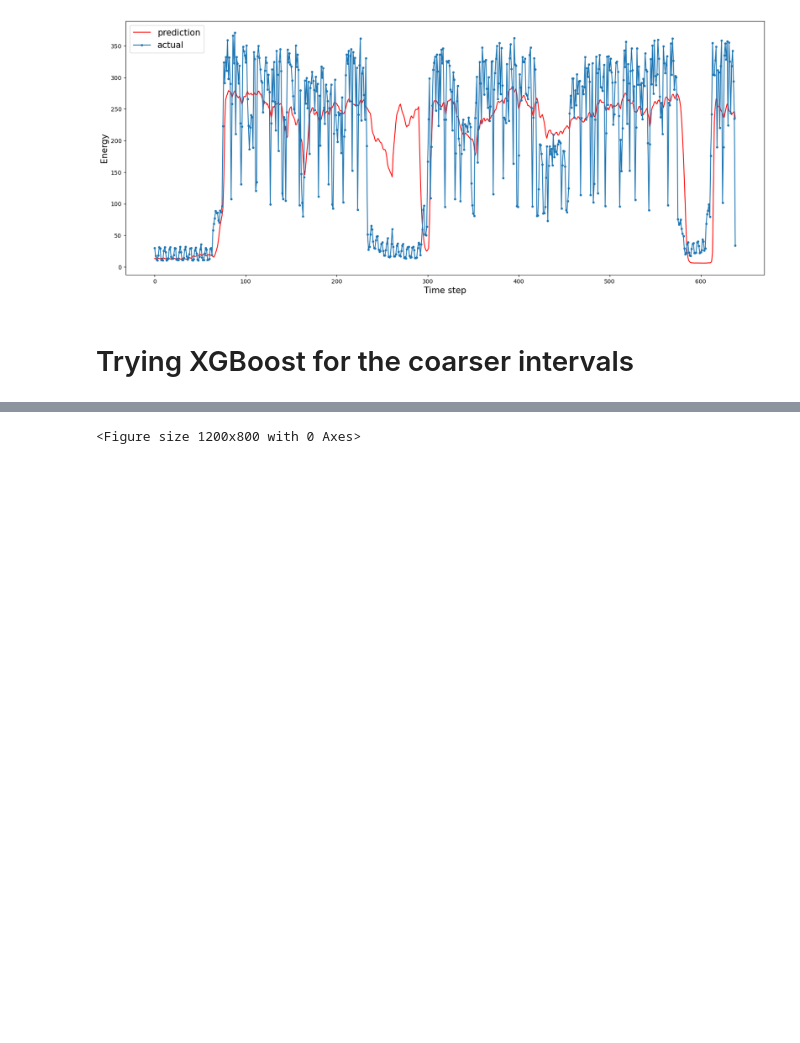
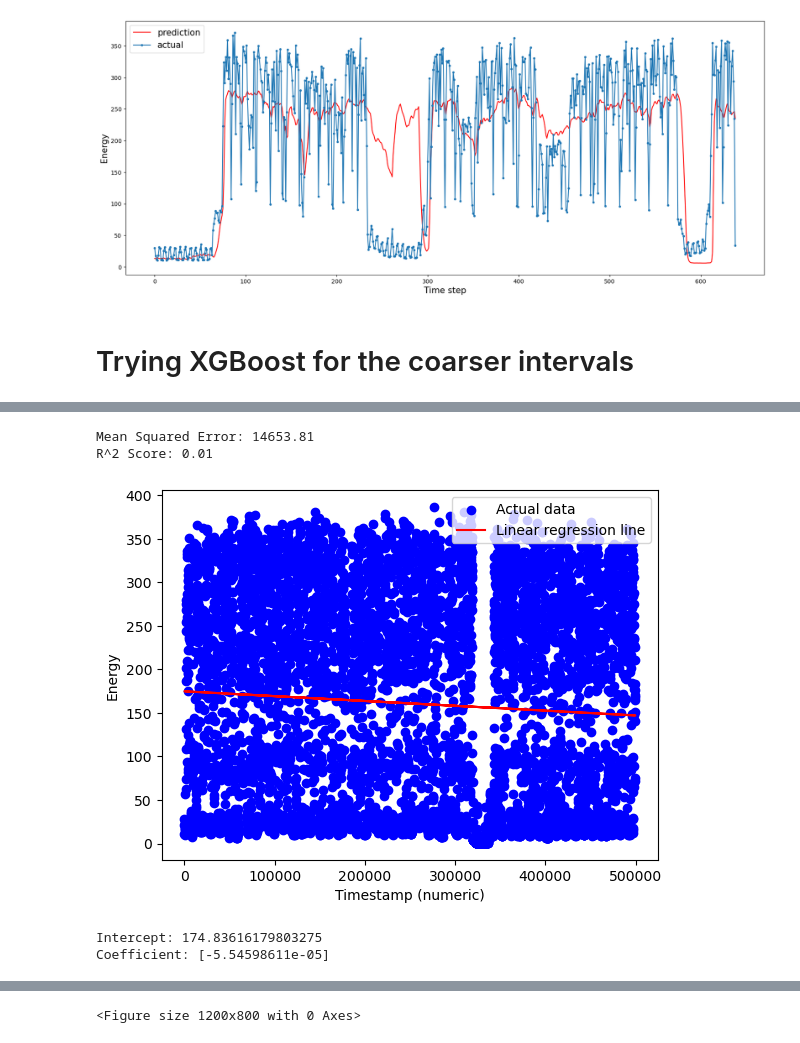
Before and after one commit to it21346/tSDG-DiffusionTS-DataAugmentation, a Jupyter notebook: HALCOR/Experiments/Forecasting/Bi-directional LSTM/Single-step Predictions/15-min_prediction(15-min Interval).ipynb, the cells around one changed output, grey strips where cells are left out. Drawn from its saved outputs; the diff is of its cells as text; code cells hidden in the pictures; blank space fills up the shorter version.

```diff
--- a/HALCOR/Experiments/Forecasting/Bi-directional LSTM/Single-step Predictions/15-min_prediction(15-min Interval).ipynb
+++ b/HALCOR/Experiments/Forecasting/Bi-directional LSTM/Single-step Predictions/15-min_prediction(15-min Interval).ipynb
@@ -535,8 +786,11 @@ from sklearn.preprocessing import StandardScaler
 # %%
-# data = Dataset('15min')
+data = Dataset('15min')
+data = data.data
 # data = data.preprocess()
-data = pd.read_csv('/home/stelios-pc/Desktop/PhD/HALCOR/Data/data.csv')
-# data['Timestamp'] = pd.to_datetime(data['Timestamp'])
+# data = pd.read_excel('/home/stelios-pc/Desktop/PhD/HALCOR/Data/PRESS PME DATA FY2024.xlsx')
+data['Timestamp'] = pd.to_datetime(data['Timestamp'])
+data.sort_values(by = 'Timestamp', inplace=True)
+data.reset_index(drop=True, inplace=True)
 # start_time = pd.Timestamp('2022-05-31 07:00:00')
 # end_time = pd.Timestamp('2022-06-01 07:30:00')
 # data = data[~((data['Timestamp'] >= start_time) & (data['Timestamp'] <= end_time))]
@@ -544,5 +798,6 @@ data = pd.read_csv('/home/stelios-pc/Desktop/PhD/HALCOR/Data/data.csv')
 # end_time = pd.Timestamp('2022-06-01 09:00:00')
 # data = data[~((data['Timestamp'] >= start_time) & (data['Timestamp'] <= end_time))]
 # data.to_csv('/home/stelios-pc/Desktop/PhD/HALCOR/temp.csv')
-data.drop(columns=['Unnamed: 0', 'Real Energy', 'Duration (min)'], inplace=True)
+data.drop(columns=("Real Energy"), inplace=True)
 data.rename(columns={'diff' : 'Energy'}, inplace=True)
+data['Energy'][0] = 0
@@ -549,3 +819,44 @@ data.rename(columns={'diff' : 'Energy'}, inplace=True)
+# %%
+from sklearn.linear_model import LinearRegression
+import matplotlib.pyplot as plt
+
+data['Timestamp'] = pd.to_datetime(data['Timestamp'])
+# Convert the timestamp to a numeric format (e.g., seconds since the start)
+data['timestamp_numeric'] = (data['Timestamp'] - data['Timestamp'].min()).dt.total_seconds() / 60
+X = data['timestamp_numeric'].values.reshape(-1, 1)
+y = data['Energy'].values
+X_train, X_test, y_train, y_test = train_test_split(X, y, test_size=0.2, random_state=42)
+# Initialize and fit the linear regression model
+model = LinearRegression()
+model.fit(X_train, y_train)
+
+# Make predictions
+y_pred = model.predict(X_test)
+
+# Evaluate the model
+mse = mean_squared_error(y_test, y_pred)
+r2 = r2_score(y_test, y_pred)
+
+print(f"Mean Squared Error: {mse:.2f}")
+print(f"R^2 Score: {r2:.2f}")
+
+# Plot the results
+plt.scatter(X_test, y_test, color='blue', label='Actual data')
+plt.plot(X_test, y_pred, color='red', label='Linear regression line')
+plt.xlabel('Timestamp (numeric)')
+plt.ylabel('Energy')
+plt.legend()
+plt.show()
+
+# Print model coefficients
+print("Intercept:", model.intercept_)
+print("Coefficient:", model.coef_)
+# %% [output]
+Mean Squared Error: 14653.81
+R^2 Score: 0.01
+[figure, added]
+Intercept: 174.83616179803275
+Coefficient: [-5.54598611e-05]
 # %%
 # Assuming your data is in a pandas DataFrame df with 'target' column to predict
 data['lag_1'] = data['Energy'].shift(1)
```
Also changed, not shown: parts of 9 cells of this notebook, 18 other files.
